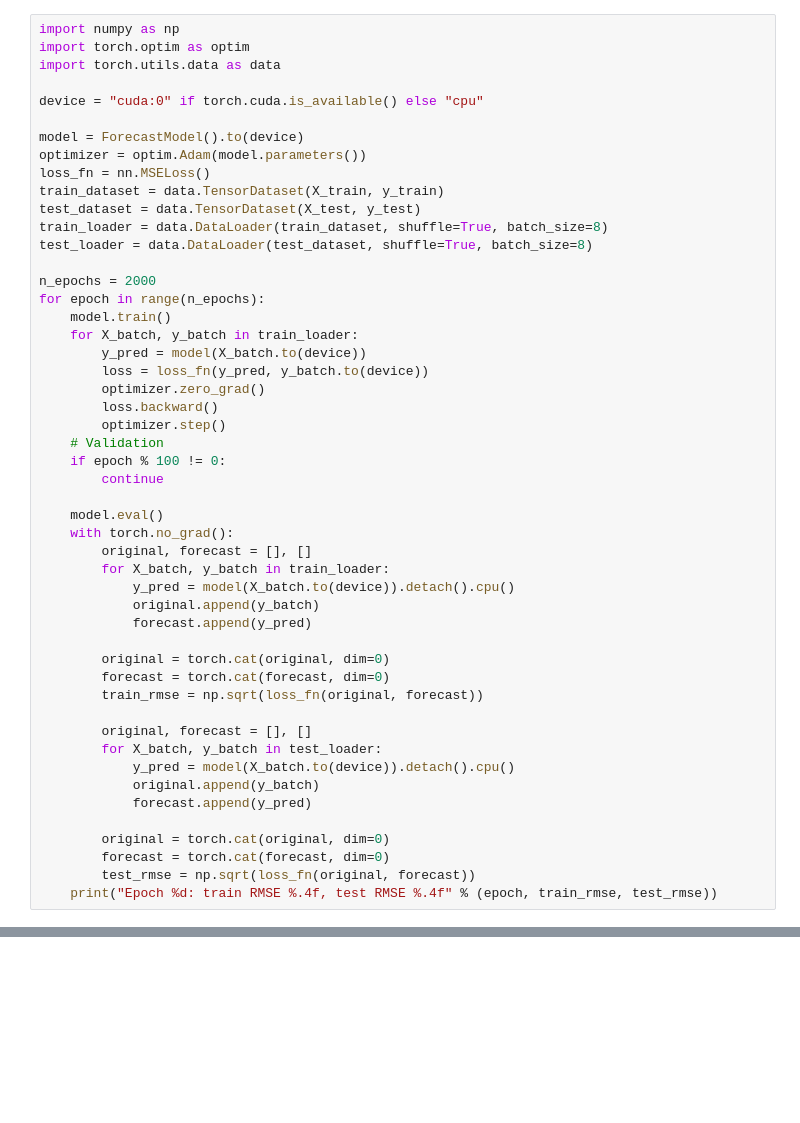
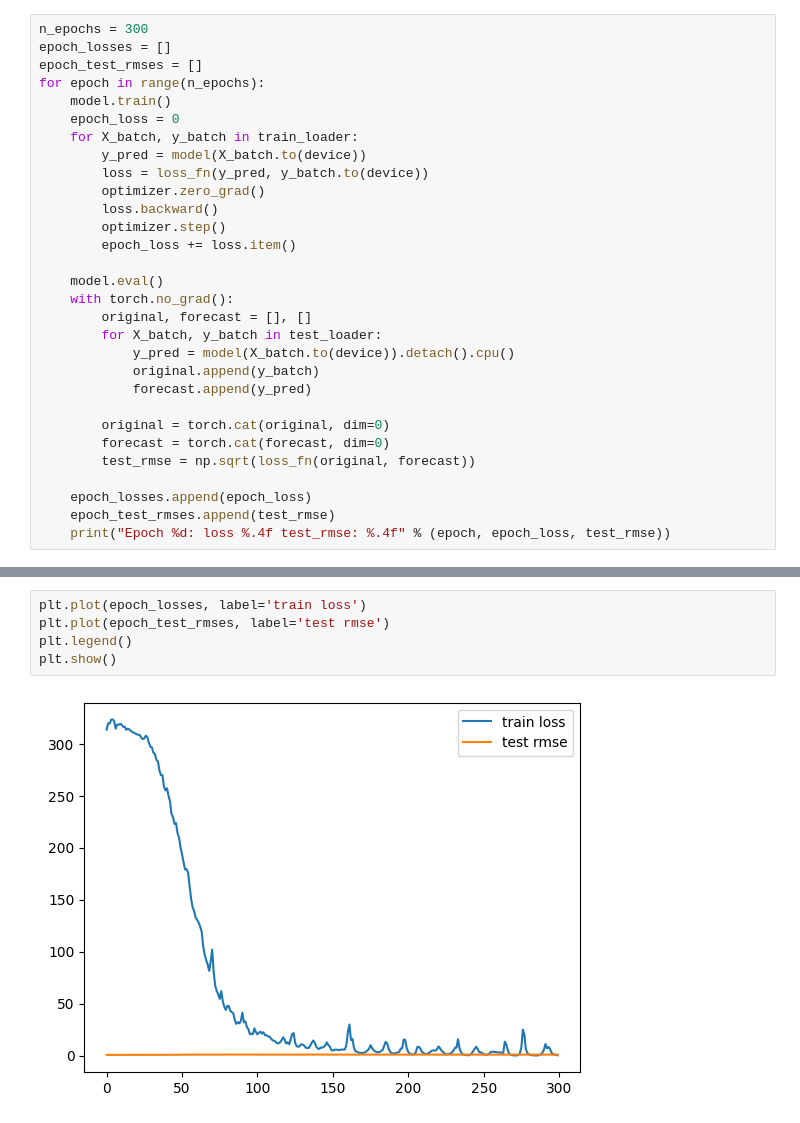
Before and after one commit to Arkaikus/graph-ml, a Jupyter notebook: earthquakes/lstm/examples/magnitude-forecasting.ipynb, the cells around one changed output, grey strips where cells are left out. Cells and saved outputs as stored; diff of their text form; blank space fills up the shorter version.

```diff
--- a/earthquakes/lstm/examples/magnitude-forecasting.ipynb
+++ b/earthquakes/lstm/examples/magnitude-forecasting.ipynb
@@ -102,43 +154,20 @@ True
 # %%
-import numpy as np
-import torch.optim as optim
-import torch.utils.data as data
-
-device = "cuda:0" if torch.cuda.is_available() else "cpu"
-
-model = ForecastModel().to(device)
-optimizer = optim.Adam(model.parameters())
-loss_fn = nn.MSELoss()
-train_dataset = data.TensorDataset(X_train, y_train)
-test_dataset = data.TensorDataset(X_test, y_test)
-train_loader = data.DataLoader(train_dataset, shuffle=True, batch_size=8)
-test_loader = data.DataLoader(test_dataset, shuffle=True, batch_size=8)
-
-n_epochs = 2000
+n_epochs = 300
+epoch_losses = []
+epoch_test_rmses = []
 for epoch in range(n_epochs):
     model.train()
+    epoch_loss = 0
     for X_batch, y_batch in train_loader:
         y_pred = model(X_batch.to(device))
         loss = loss_fn(y_pred, y_batch.to(device))
         optimizer.zero_grad()
         loss.backward()
         optimizer.step()
-    # Validation
-    if epoch % 100 != 0:
-        continue
+        epoch_loss += loss.item()
 
     model.eval()
     with torch.no_grad():
-        original, forecast = [], []
-        for X_batch, y_batch in train_loader:
-            y_pred = model(X_batch.to(device)).detach().cpu()
-            original.append(y_batch)
-            forecast.append(y_pred)
-
-        original = torch.cat(original, dim=0)
-        forecast = torch.cat(forecast, dim=0)
-        train_rmse = np.sqrt(loss_fn(original, forecast))
-
         original, forecast = [], []
         for X_batch, y_batch in test_loader:
             y_pred = model(X_batch.to(device)).detach().cpu()
@@ -148,5 +177,8 @@ for epoch in range(n_epochs):
         original = torch.cat(original, dim=0)
         forecast = torch.cat(forecast, dim=0)
         test_rmse = np.sqrt(loss_fn(original, forecast))
-    print("Epoch %d: train RMSE %.4f, test RMSE %.4f" % (epoch, train_rmse, test_rmse))
+
+    epoch_losses.append(epoch_loss)
+    epoch_test_rmses.append(test_rmse)
+    print("Epoch %d: loss %.4f test_rmse: %.4f" % (epoch, epoch_loss, test_rmse))
 # %% [output]
@@ -173,2 +202,9 @@ Epoch 1900: train RMSE 0.0744, test RMSE 0.0557
+# %%
+plt.plot(epoch_losses, label='train loss')
+plt.plot(epoch_test_rmses, label='test rmse')
+plt.legend()
+plt.show()
+# %% [output]
+[figure, added]
 # %%
 model.eval()
```
Also changed, not shown: parts of 18 cells of this notebook.
